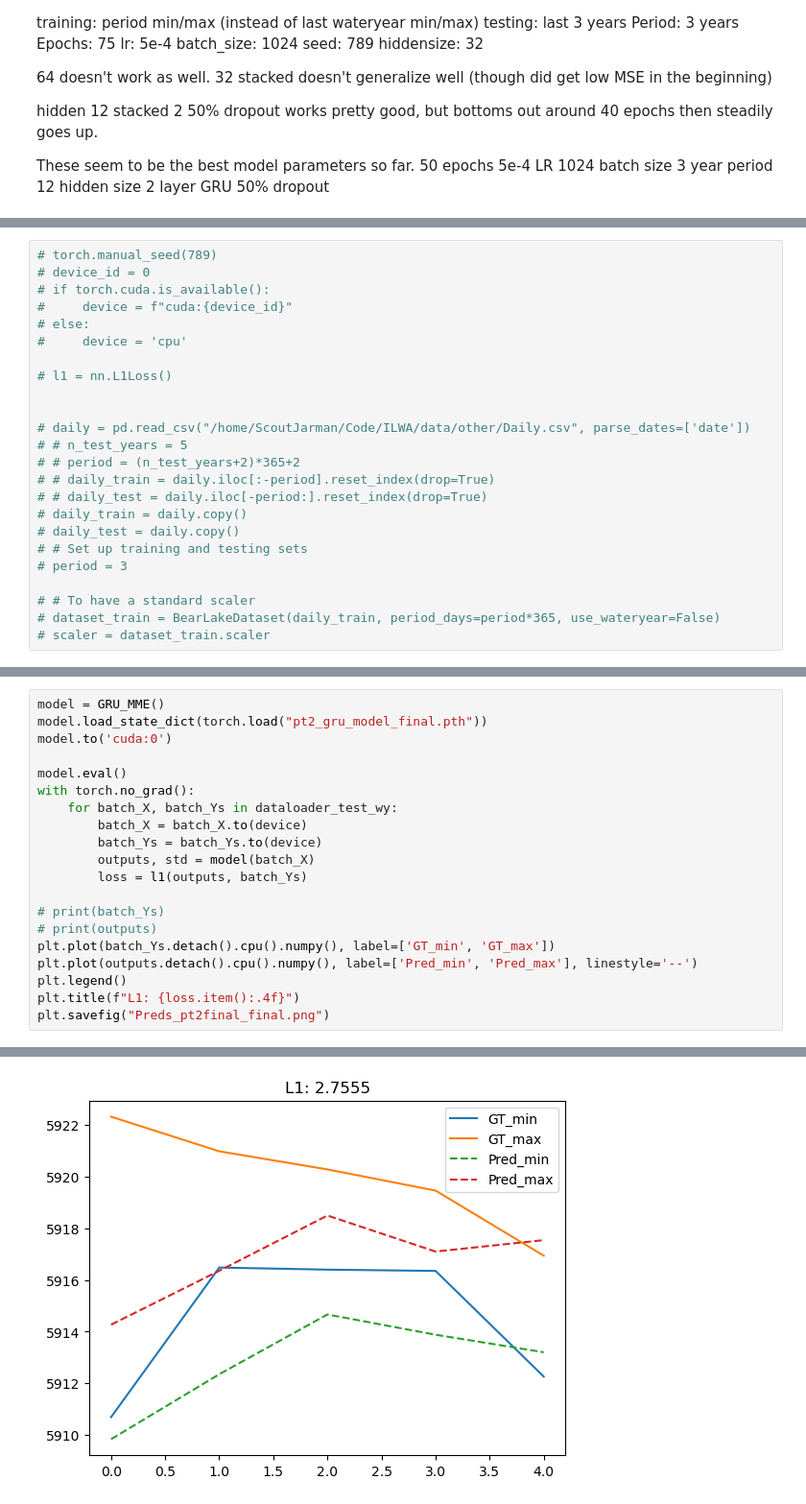
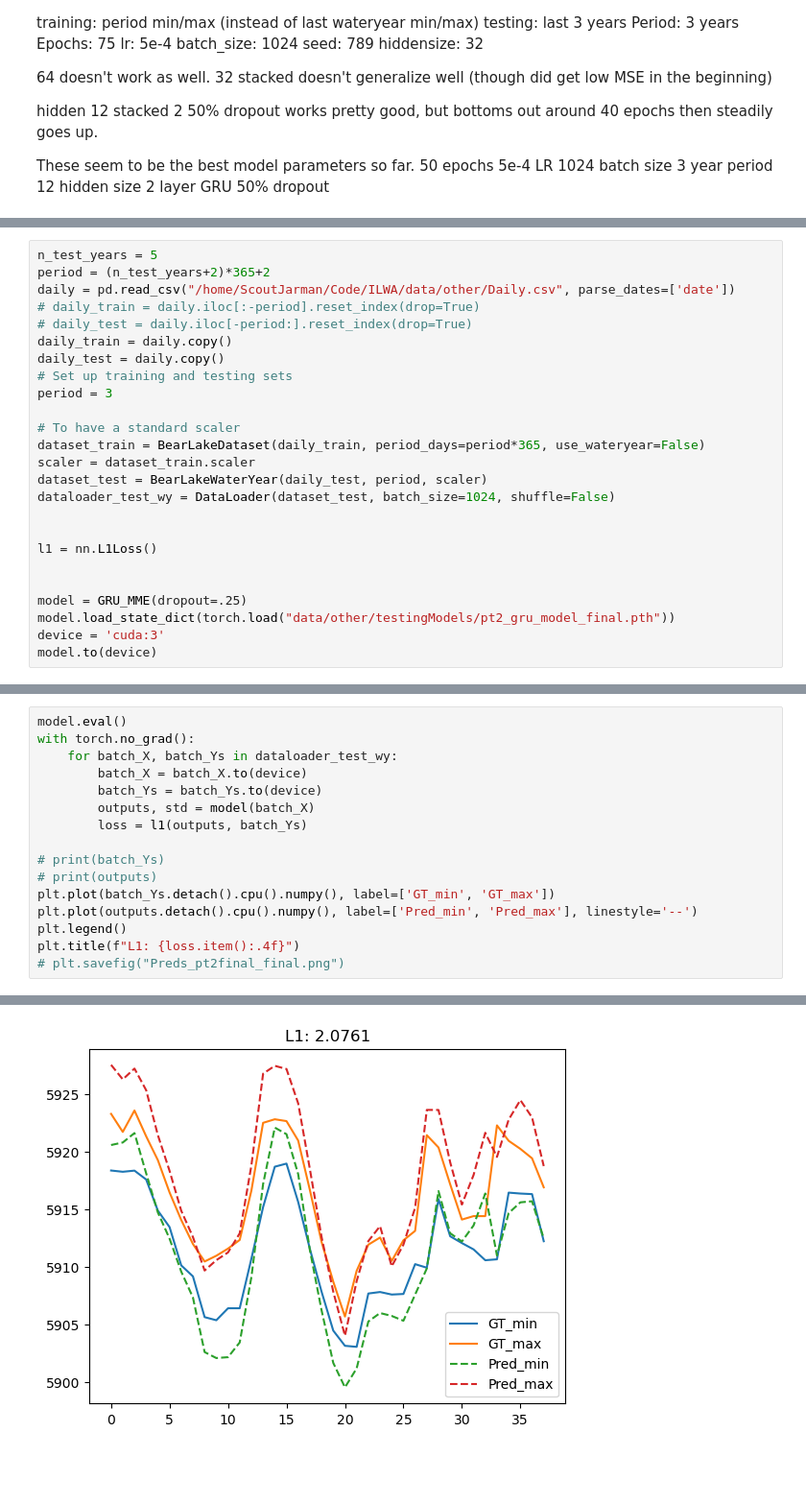
Before and after one commit to scoutiii/BearLakeData, a Jupyter notebook: Model.ipynb, the cells around one changed output, grey strips where cells are left out. Shown at 96% size. Cells and saved outputs as stored; diff of their text form; blank space fills up the shorter version.

Commit message:
Final Full model done training. Time to start training reduced model.

```diff
--- a/Model.ipynb
+++ b/Model.ipynb
@@ -526,24 +524,25 @@ plt.savefig("pt2Training_final")
 # %%
-# torch.manual_seed(789)
-# device_id = 0
-# if torch.cuda.is_available():
-#     device = f"cuda:{device_id}"
-# else:
-#     device = 'cpu'
+n_test_years = 5
+period = (n_test_years+2)*365+2
+daily = pd.read_csv("/home/ScoutJarman/Code/ILWA/data/other/Daily.csv", parse_dates=['date'])
+# daily_train = daily.iloc[:-period].reset_index(drop=True)
+# daily_test = daily.iloc[-period:].reset_index(drop=True)
+daily_train = daily.copy()
+daily_test = daily.copy()
+# Set up training and testing sets
+period = 3
 
-# l1 = nn.L1Loss()
+# To have a standard scaler
+dataset_train = BearLakeDataset(daily_train, period_days=period*365, use_wateryear=False)
+scaler = dataset_train.scaler
+dataset_test = BearLakeWaterYear(daily_test, period, scaler)
+dataloader_test_wy = DataLoader(dataset_test, batch_size=1024, shuffle=False)
 
 
-# daily = pd.read_csv("/home/ScoutJarman/Code/ILWA/data/other/Daily.csv", parse_dates=['date'])
-# # n_test_years = 5
-# # period = (n_test_years+2)*365+2
-# # daily_train = daily.iloc[:-period].reset_index(drop=True)
-# # daily_test = daily.iloc[-period:].reset_index(drop=True)
-# daily_train = daily.copy()
-# daily_test = daily.copy()
-# # Set up training and testing sets
-# period = 3
+l1 = nn.L1Loss()
 
-# # To have a standard scaler
-# dataset_train = BearLakeDataset(daily_train, period_days=period*365, use_wateryear=False)
-# scaler = dataset_train.scaler
+
+model = GRU_MME(dropout=.25)
+model.load_state_dict(torch.load("data/other/testingModels/pt2_gru_model_final.pth"))
+device = 'cuda:3'
+model.to(device)
@@ -550,8 +562,4 @@ plt.savefig("pt2Training_final")
 # %%
-model = GRU_MME()
-model.load_state_dict(torch.load("pt2_gru_model_final.pth"))
-model.to('cuda:0')
-
 model.eval()
 with torch.no_grad():
     for batch_X, batch_Ys in dataloader_test_wy:
@@ -566,5 +574,5 @@ plt.plot(batch_Ys.detach().cpu().numpy(), label=['GT_min', 'GT_max'])
 plt.plot(outputs.detach().cpu().numpy(), label=['Pred_min', 'Pred_max'], linestyle='--')
 plt.legend()
 plt.title(f"L1: {loss.item():.4f}")
-plt.savefig("Preds_pt2final_final.png")
+# plt.savefig("Preds_pt2final_final.png")
 # %% [output]
@@ -571 +580 @@ plt.savefig("Preds_pt2final_final.png")
-[figure, old version]
+[figure, new version]
```
Also changed, not shown: parts of 11 cells of this notebook, 3 other files.
